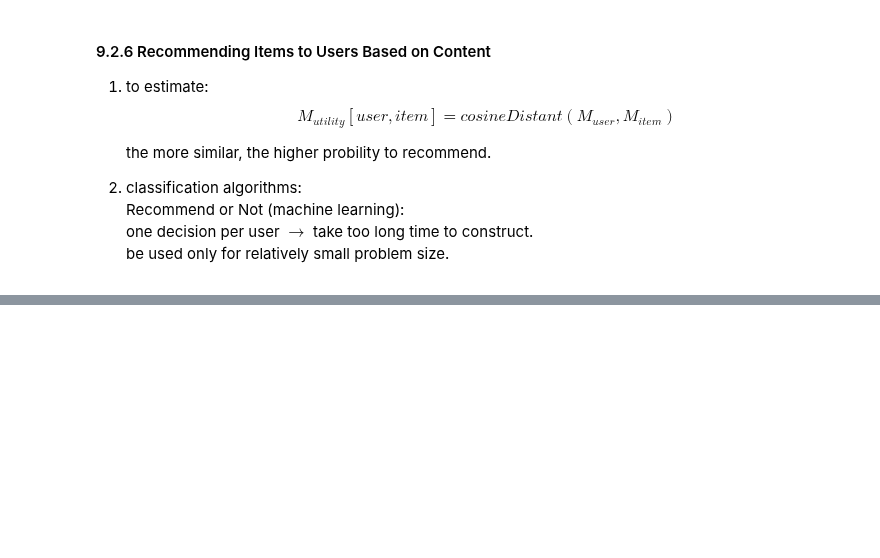
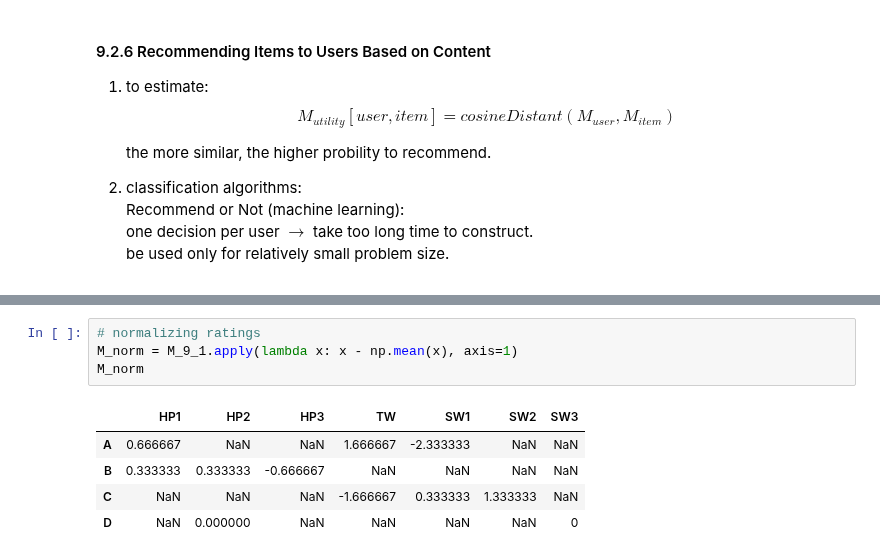
Before and after one commit to facaiy/book_notes, a Jupyter notebook: Mining_of_Massive_Datasets/Recommendation_Systems/note.ipynb, the cells around one changed output, grey strips where cells are left out. Cells and saved outputs as stored; diff of their text form; blank space fills up the shorter version.

```diff
--- a/Mining_of_Massive_Datasets/Recommendation_Systems/note.ipynb
+++ b/Mining_of_Massive_Datasets/Recommendation_Systems/note.ipynb
@@ -204,0 +333,10 @@ M_item
+# %%
+# normalizing ratings
+M_norm = M_9_1.apply(lambda x: x - np.mean(x), axis=1)
+M_norm
+# %% [output]
+|  | HP1 | HP2 | HP3 | TW | SW1 | SW2 | SW3 |
+| A | 0.666667 | NaN | NaN | 1.666667 | -2.333333 | NaN | NaN |
+| B | 0.333333 | 0.333333 | -0.666667 | NaN | NaN | NaN | NaN |
+| C | NaN | NaN | NaN | -1.666667 | 0.333333 | 1.333333 | NaN |
+| D | NaN | 0.000000 | NaN | NaN | NaN | NaN | 0 |
```
Also changed, not shown: parts of 24 cells of this notebook, 1 other file.
